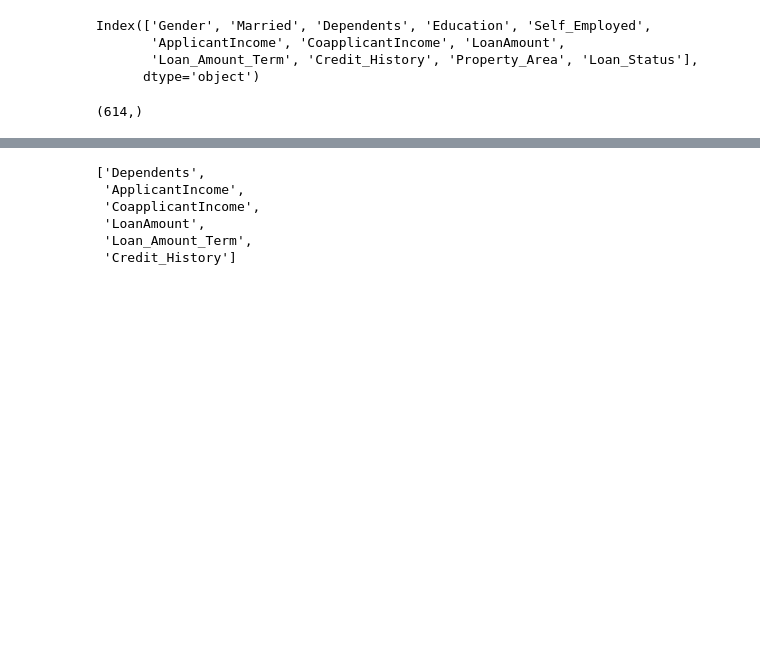
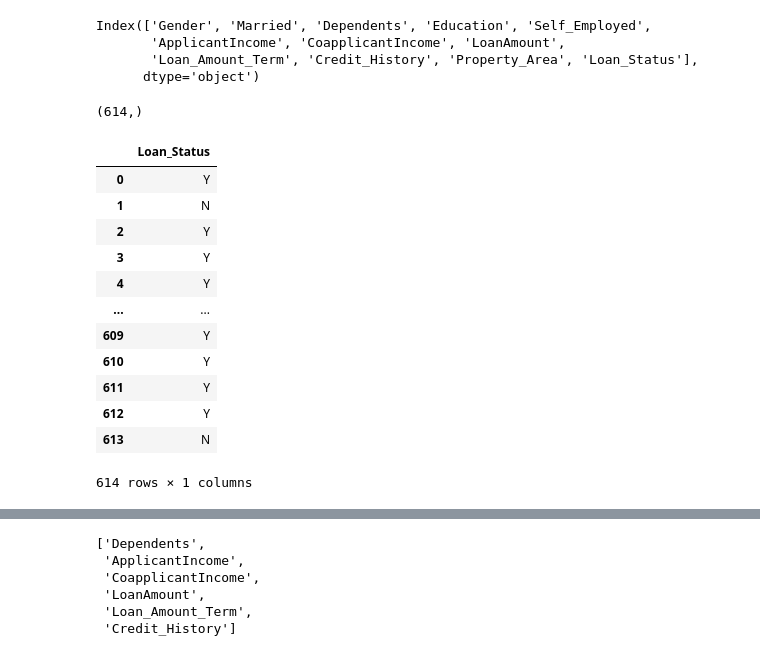
Before and after one commit to wessware/credit_worth_evaluation_ML_modelling, a Jupyter notebook: models/svm_single_instance_prediction.ipynb, the cells around one changed output, grey strips where cells are left out. Saved outputs shown, nothing was run; the diff lists cells and outputs as text; code cells hidden in the pictures; blank space fills up the shorter version.

```diff
--- a/models/svm_single_instance_prediction.ipynb
+++ b/models/svm_single_instance_prediction.ipynb
@@ -51,3 +51,21 @@ y_ins = loan_data_test['Loan_Status']
 y_ins.shape
 # %% [output]
 (614,)
+# %%
+y = pd.DataFrame(data=y_ins)
+# %%
+y
+# %% [output]
+|  | Loan_Status |
+| 0 | Y |
+| 1 | N |
+| 2 | Y |
+| 3 | Y |
+| 4 | Y |
+| ... | ... |
+| 609 | Y |
+| 610 | Y |
+| 611 | Y |
+| 612 | Y |
+| 613 | N |
+614 rows × 1 columns
```
Also changed, not shown: parts of 24 cells of this notebook.
